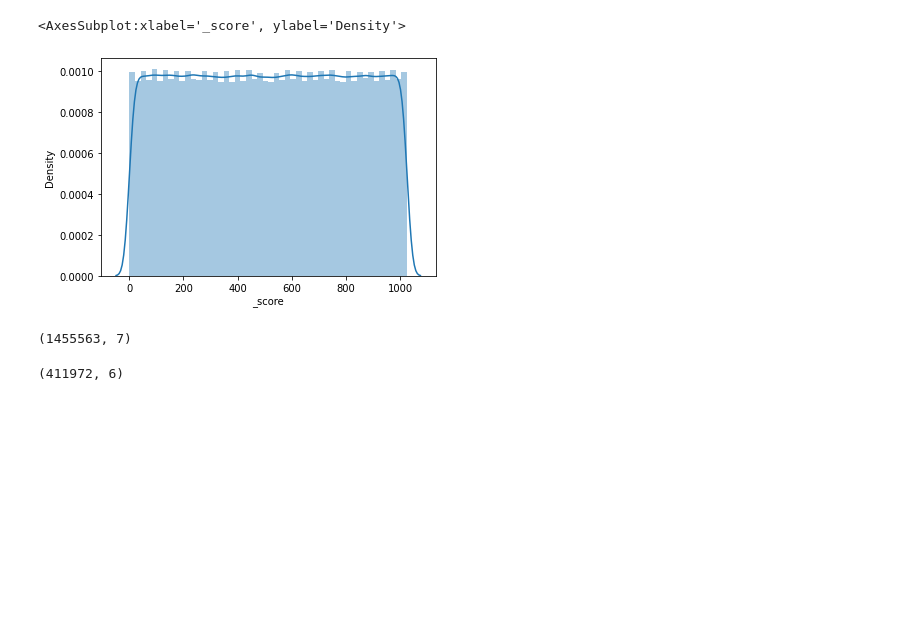
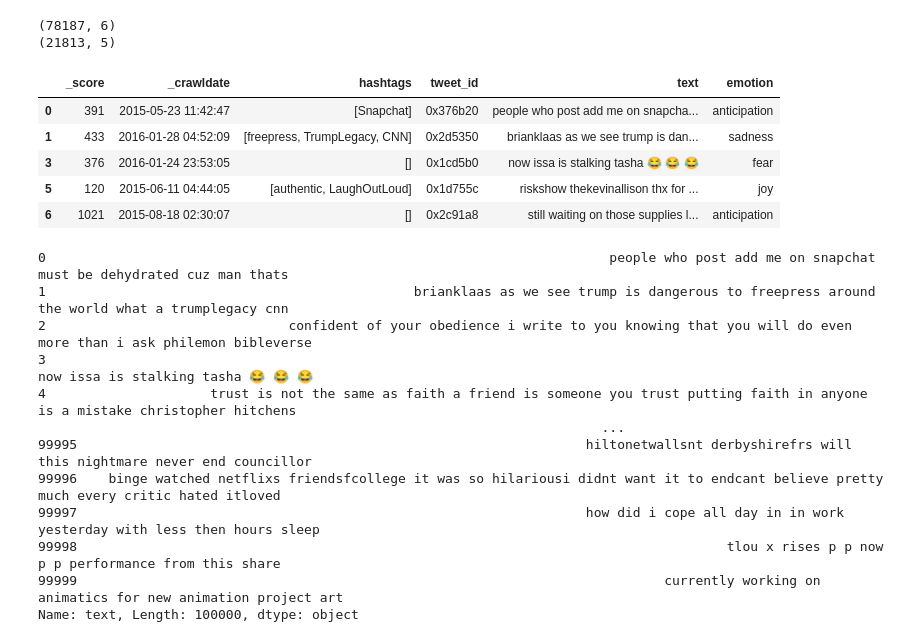
Before and after one commit to HikariNoMJ14/DM2020-Lab2-Homework, a Jupyter notebook: DM HW2 data exploration.ipynb, the cells around one changed output. Saved outputs shown, nothing was run; the diff lists cells and outputs as text; code cells hidden in the pictures; blank space fills up the shorter version.

```diff
--- a/DM HW2 data exploration.ipynb
+++ b/DM HW2 data exploration.ipynb
@@ -64,9 +41,24 @@ tweet_df
 # %%
 import seaborn as sns
 
-sns.distplot(tweet_df._score)
+# sns.distplot(tweet_df._score % 100)
-# %% [output]
-<AxesSubplot:xlabel='_score', ylabel='Density'>
-[figure, removed]
 # %%
 tweet_df = tweet_df.merge(data_id, left_on='tweet_id', right_on='tweet_id')
+tweet_df = tweet_df.merge(emo, how='left')
+# %%
+tweet_df.text = tweet_df.text.str.replace('<LH>', '')
+tweet_df.text = tweet_df.text.apply(emoji.get_emoji_regexp().split).apply(" ".join)
+# %%
+import string
+
+def clean_text(text):
+    # remove numbers
+    text_nonum = re.sub(r'\d+', '', text)
+    # remove punctuations and convert characters to lower case
+    text_nopunct = "".join([char.lower() for char in text_nonum if char not in string.punctuation])
+    # substitute multiple whitespace with single whitespace
+    # Also, removes leading and trailing whitespaces
+    text_no_doublespace = re.sub('\s+', ' ', text_nopunct).strip()
+    return text_no_doublespace
+
+tweet_df.text = tweet_df.text.apply(clean_text)
@@ -73,11 +78,33 @@ tweet_df = tweet_df.merge(data_id, left_on='tweet_id', right_on='tweet_id')
 # %%
-train_df = tweet_df[tweet_df.identification == 'train'].merge(emo)
-test_df = tweet_df[tweet_df.identification == 'test']
+train_df = tweet_df[tweet_df.identification == 'train'].drop('identification', axis=1)
+test_df = tweet_df[tweet_df.identification == 'test'].drop(['identification', 'emotion'], axis=1)
+# %%
+print(train_df.shape)
+print(test_df.shape)
+# %% [output]
+(78187, 6)
+(21813, 5)
 # %%
-train_df.shape
+train_df.head()
 # %% [output]
-(1455563, 7)
+|  | _score | _crawldate | hashtags | tweet_id | text | emotion |
+| 0 | 391 | 2015-05-23 11:42:47 | [Snapchat] | 0x376b20 | people who post add me on snapcha... | anticipation |
+| 1 | 433 | 2016-01-28 04:52:09 | [freepress, TrumpLegacy, CNN] | 0x2d5350 | brianklaas as we see trump is dan... | sadness |
+| 3 | 376 | 2016-01-24 23:53:05 | [] | 0x1cd5b0 | now issa is stalking tasha 😂 😂 😂 | fear |
+| 5 | 120 | 2015-06-11 04:44:05 | [authentic, LaughOutLoud] | 0x1d755c | riskshow thekevinallison thx for ... | joy |
+| 6 | 1021 | 2015-08-18 02:30:07 | [] | 0x2c91a8 | still waiting on those supplies l... | anticipation |
-# %%
-test_df.shape
-# %% [output]
-(411972, 6)
+# %%
+tweet_df.text
+# %% [output]
+0                                                                        people who post add me on snapchat must be dehydrated cuz man thats
+1                                               brianklaas as we see trump is dangerous to freepress around the world what a trumplegacy cnn
+2                               confident of your obedience i write to you knowing that you will do even more than i ask philemon bibleverse
+3                                                                                                           now issa is stalking tasha 😂 😂 😂
+4                     trust is not the same as faith a friend is someone you trust putting faith in anyone is a mistake christopher hitchens
+                                                                        ...
+99995                                                                 hiltonetwallsnt derbyshirefrs will this nightmare never end councillor
+99996    binge watched netflixs friendsfcollege it was so hilariousi didnt want it to endcant believe pretty much every critic hated itloved
+99997                                                                 how did i cope all day in in work yesterday with less then hours sleep
+99998                                                                                   tlou x rises p p now p p performance from this share
+99999                                                                           currently working on animatics for new animation project art
+Name: text, Length: 100000, dtype: object
```
Also changed, not shown: parts of 21 cells of this notebook, 1 other file.
